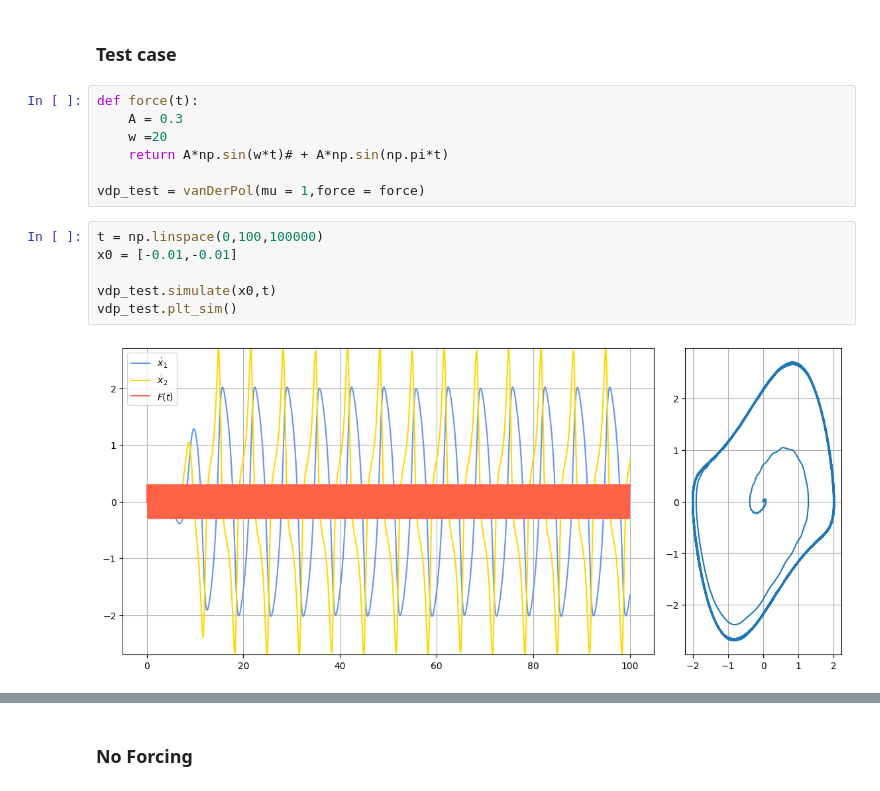
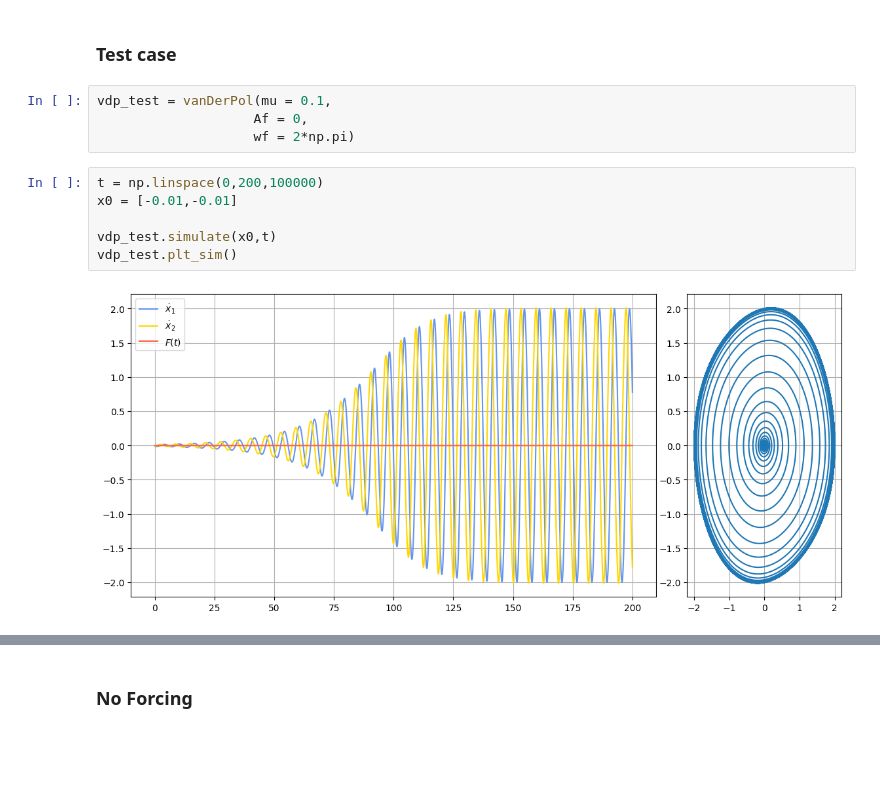
Before and after one commit to michaelStoddard/Chaos, a Jupyter notebook: Projects/vanDerPol.ipynb, the cells around one changed output, grey strips where cells are left out. Drawn from its saved outputs; the diff is of its cells as text; blank space fills up the shorter version.

```diff
--- a/Projects/vanDerPol.ipynb
+++ b/Projects/vanDerPol.ipynb
@@ -463,17 +486,14 @@ class vanDerPol:
 # %% [markdown]
 ### Test case
 # %%
-def force(t):
-    A = 0.3
-    w =20
-    return A*np.sin(w*t)# + A*np.sin(np.pi*t)
-
-vdp_test = vanDerPol(mu = 1,force = force)
+vdp_test = vanDerPol(mu = 0.1,
+                    Af = 0,
+                    wf = 2*np.pi)
 # %%
-t = np.linspace(0,100,100000)
+t = np.linspace(0,200,100000)
 x0 = [-0.01,-0.01]
 
 vdp_test.simulate(x0,t)
 vdp_test.plt_sim()
 # %% [output]
-[figure, old version]
+[figure, new version]
```
Also changed, not shown: parts of 44 cells of this notebook.
